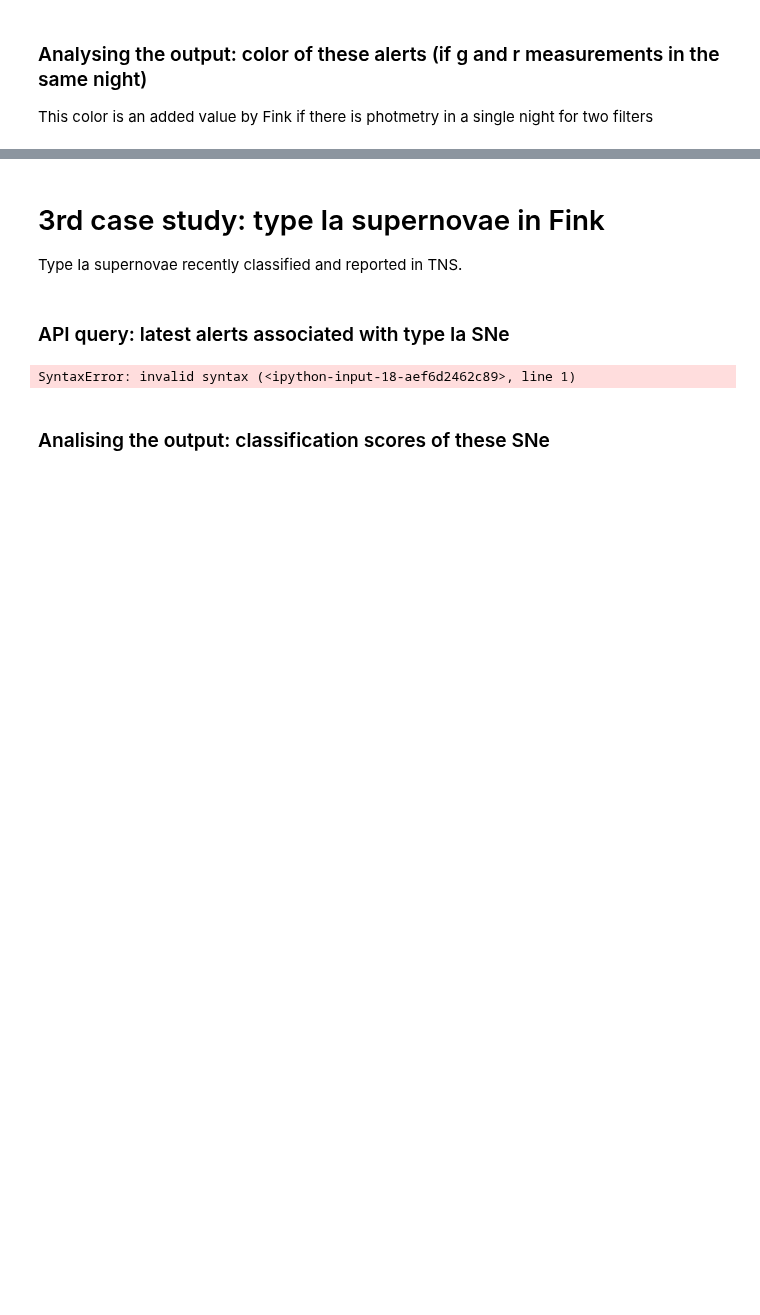
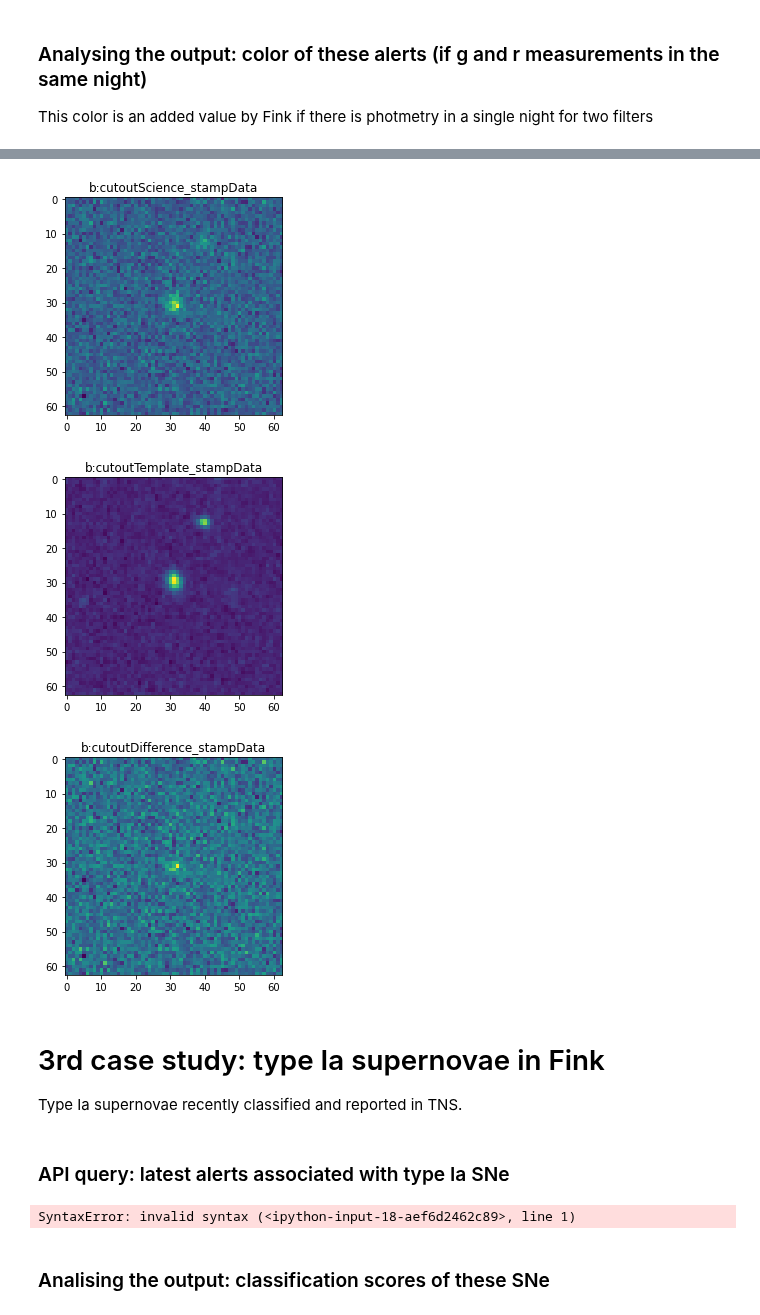
Before and after one commit to astrolabsoftware/fink-tutorials, a Jupyter notebook: extragalactic/extragalactic.ipynb, the cells around one changed output, grey strips where cells are left out. Drawn from its saved outputs; the diff is of its cells as text; code cells hidden in the pictures; blank space fills up the shorter version.

```diff
--- a/extragalactic/extragalactic.ipynb
+++ b/extragalactic/extragalactic.ipynb
@@ -194,3 +197,38 @@ Using SuperNNova classification modules
+# %%
+# import requests
+# import pandas as pd
+# import matplotlib.pyplot as plt
+
+# transfer cutout data
+r = requests.post(
+  'http://134.158.75.151:24000/api/v1/objects',
+  json={
+    'objectId': high_prob_obj,
+    'withcutouts': 'True'
+  }
+)
+
+# Format output in a DataFrame
+pdf = pd.read_json(r.content)
+
+columns = [
+    'b:cutoutScience_stampData',
+    'b:cutoutTemplate_stampData',
+    'b:cutoutDifference_stampData'
+]
+
+for col in columns:
+    # 2D array
+    data = pdf[col].values[0]
+
+    # do whatever plotting
+    plt.imshow(data)
+    plt.title(col)
+    plt.show()
+# %% [output]
+[figure, added]
+[figure, added]
+[figure, added]
 # %% [markdown]
 # 3rd case study: type Ia supernovae in Fink
 Type Ia supernovae recently classified and reported in TNS.
```
Also changed, not shown: parts of 18 cells of this notebook.
